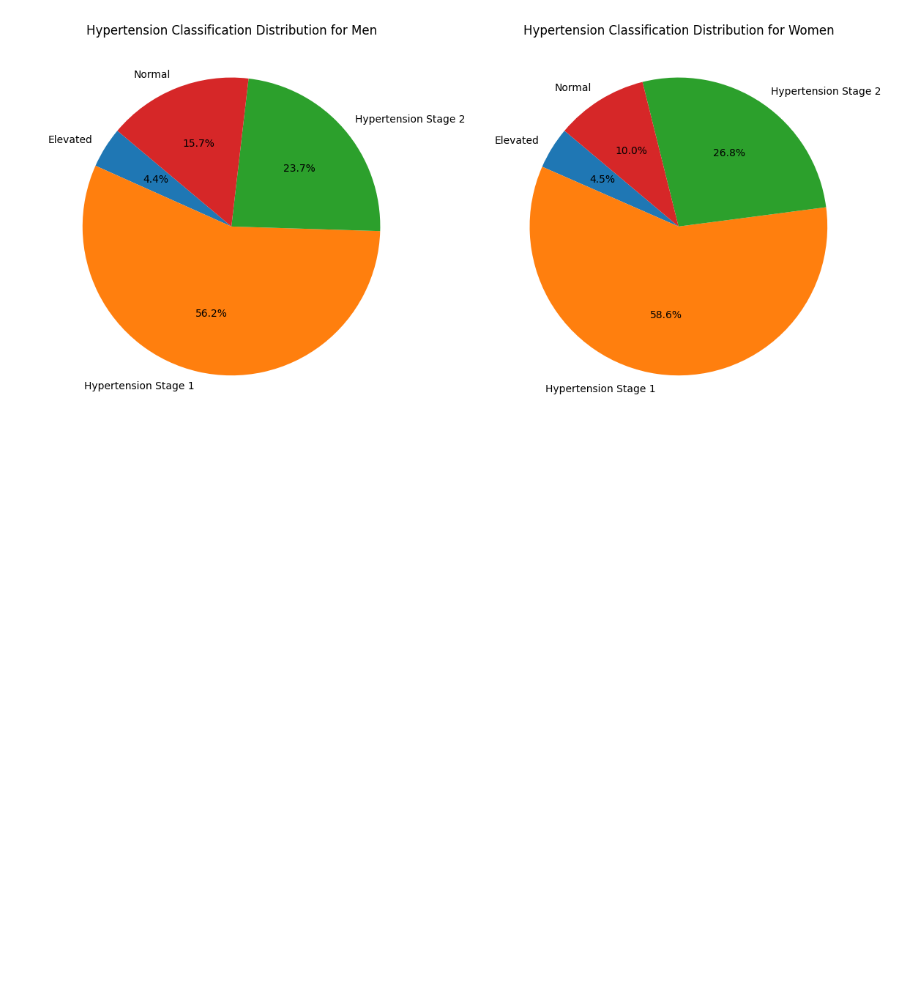
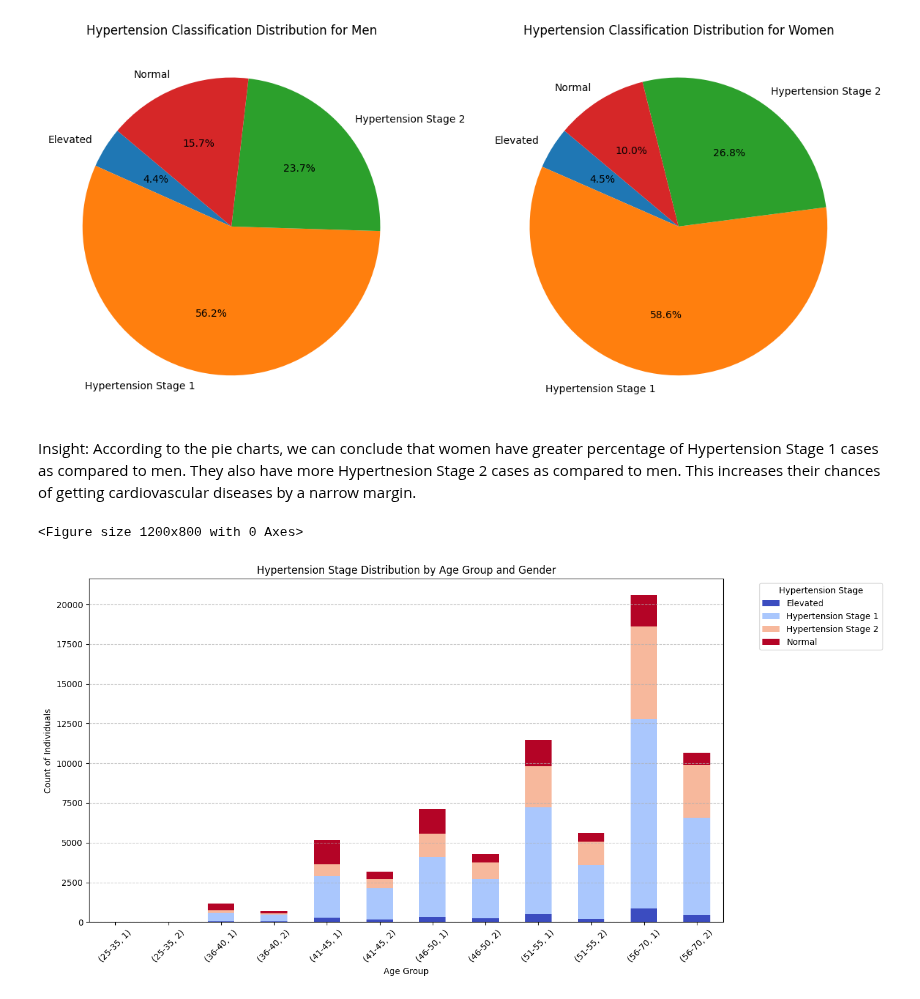
Before and after one commit to Dcode-7/CVD-Model, a Jupyter notebook: CVD_Model.ipynb, the cells around one changed output. Cells and saved outputs as stored; diff of their text form; code cells hidden in the pictures; blank space fills up the shorter version.

Commit message:
added hypertension-age graph woth insight

```diff
--- a/CVD_Model.ipynb
+++ b/CVD_Model.ipynb
@@ -410,3 +410,25 @@ Lower limit 33.0
 [68572 rows x 15 columns]
 # %% [markdown]
 Creating a column for hypertension and categorizing people
+# %%
+def classify_blood_pressure(row):
+    systolic = row['ap_hi']
+    diastolic = row['ap_lo']
+
+    if systolic < 120 and diastolic < 80:
+        return 'Normal'
+    elif 120 <= systolic <= 129 and diastolic < 80:
+        return 'Elevated'
+    elif 130 <= systolic <= 139 or (80 <= diastolic <= 89):
+        return 'Hypertension Stage 1'
+    elif systolic >= 140 or diastolic >= 90:
+        return 'Hypertension Stage 2'
+    elif systolic > 180 or diastolic > 120:
+        return 'Hypertensive Crisis'
+    else:
+        return 'Unknown'  # In case of any unexpected values
+
+# adding hypertension column
+df['Hypertension'] = df.apply(classify_blood_pressure, axis=1)
+
+print(df.head(10))
@@ -428,3 +468,28 @@ plt.tight_layout()
 plt.show()
 # %% [output]
 [figure]
+# %% [markdown]
+Insight: According to the pie charts, we can conclude that women have greater percentage of Hypertension Stage 1 cases as compared to men. They also have more Hypertnesion Stage 2 cases as compared to men. This increases their chances of getting cardiovascular diseases by a narrow margin.
+# %%
+
+bins = [25, 35, 40, 45, 50, 55, 70]
+labels = ['25-35', '36-40', '41-45', '46-50', '51-55', '56-70']
+
+df['age_group'] = pd.cut(df['age'], bins=bins, labels=labels, right=False)
+
+hypertension_distribution = df.groupby(['age_group', 'gender', 'Hypertension']).size().unstack(fill_value=0)
+
+plt.figure(figsize=(12, 8))
+hypertension_distribution.plot(kind='bar', stacked=True, colormap='coolwarm', figsize=(14, 7))
+
+plt.title('Hypertension Stage Distribution by Age Group and Gender')
+plt.xlabel('Age Group')
+plt.ylabel('Count of Individuals')
+plt.legend(title='Hypertension Stage', bbox_to_anchor=(1.05, 1), loc='upper left')
+plt.xticks(rotation=45)
+plt.tight_layout()
+plt.grid(axis='y', linestyle='--', alpha=0.7)
+plt.show()
+# %% [output]
+<Figure size 1200x800 with 0 Axes>
+[figure, added]
```
Also changed, not shown: parts of 2 cells of this notebook.
